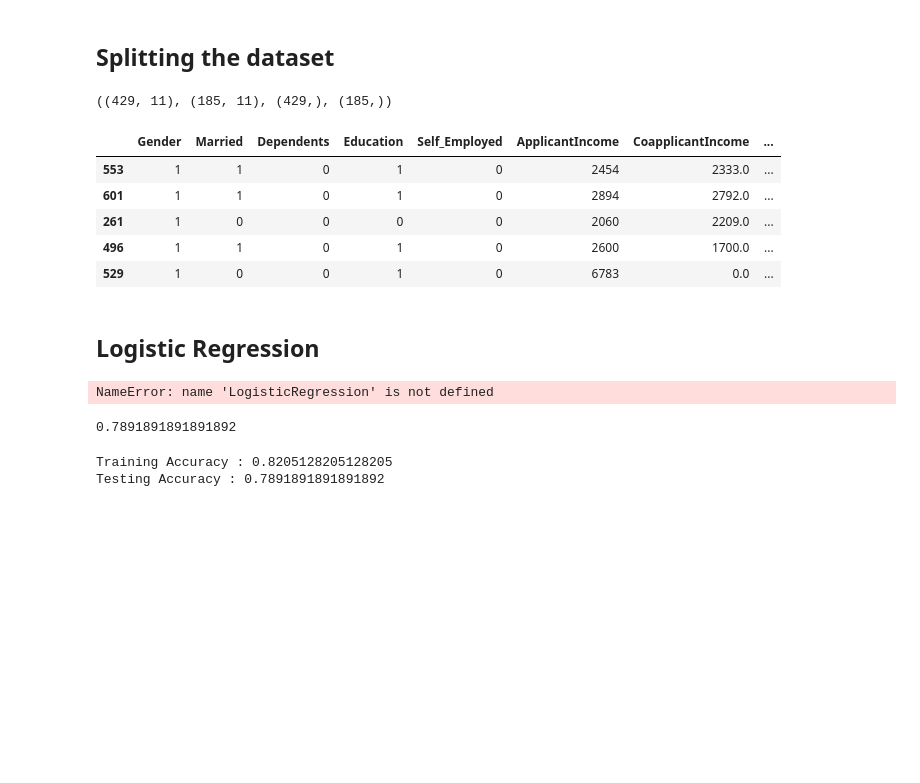
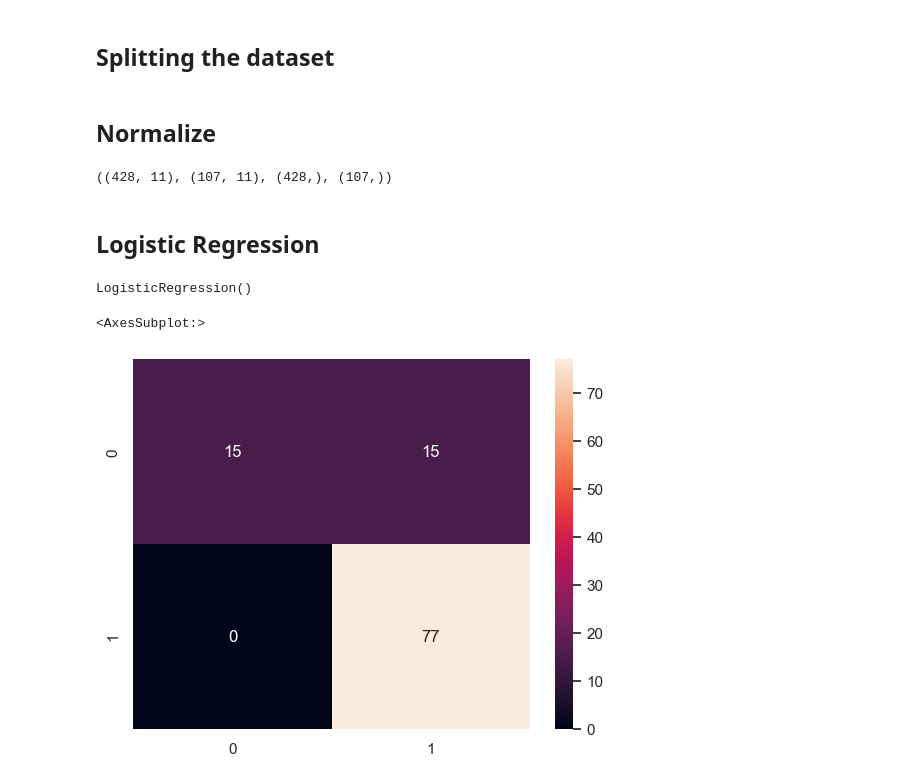
Before and after one commit to ahmedelgamal0/Loan-Eligibility-Prediction, a Jupyter notebook: Loan_Predection.ipynb, the cells around one changed output. Cells and saved outputs as stored; diff of their text form; code cells hidden in the pictures; blank space fills up the shorter version.

```diff
--- a/Loan_Predection.ipynb
+++ b/Loan_Predection.ipynb
@@ -634,38 +571,24 @@ sns.violinplot(y='Total_Income', data=t_copy)
+# %% [markdown]
+## Normalize
+# %%
+X = StandardScaler().fit_transform(X)
 # %%
-
-
-X = train.drop('Loan_Status', axis=1)
-y = train.Loan_Status
-
-X_train, X_test, y_train, y_test = train_test_split(X, y, test_size=0.3, random_state=42)
+X_train, X_test, y_train, y_test = train_test_split(X, y, test_size=0.2, random_state=42)
 X_train.shape, X_test.shape, y_train.shape, y_test.shape
 # %% [output]
-((429, 11), (185, 11), (429,), (185,))
+((428, 11), (107, 11), (428,), (107,))
-# %%
-X_train.head()
-# %% [output]
-|  | Gender | Married | Dependents | Education | Self_Employed | ApplicantIncome | CoapplicantIncome | ... |
-| 553 | 1 | 1 | 0 | 1 | 0 | 2454 | 2333.0 | ... |
-| 601 | 1 | 1 | 0 | 1 | 0 | 2894 | 2792.0 | ... |
-| 261 | 1 | 0 | 0 | 0 | 0 | 2060 | 2209.0 | ... |
-| 496 | 1 | 1 | 0 | 1 | 0 | 2600 | 1700.0 | ... |
-| 529 | 1 | 0 | 0 | 1 | 0 | 6783 | 0.0 | ... |
 # %% [markdown]
 ## Logistic Regression
 # %%
-model = LogisticRegression()
-model.fit(X_train, y_train)
+LR_model = LogisticRegression()
+LR_model.fit(X_train, y_train)
 # %% [output]
-NameError: name 'LogisticRegression' is not defined
+LogisticRegression()
 # %%
-predict = model.predict(X_test)
-accuracy_score(y_test, predict)
+predict = LR_model.predict(X_test)
-# %% [output]
-0.7891891891891892
-# %%
-print("Training Accuracy :", model.score(X_train, y_train))
-
-print("Testing Accuracy :", model.score(X_test, y_test))
-# %% [output]
-Training Accuracy : 0.8205128205128205
-Testing Accuracy : 0.7891891891891892
+# %%
+cm = confusion_matrix(y_test, predict)
+sns.heatmap(cm, annot=True)
+# %% [output]
+<AxesSubplot:>
+[figure, added]
```
Also changed, not shown: parts of 42 cells of this notebook.
